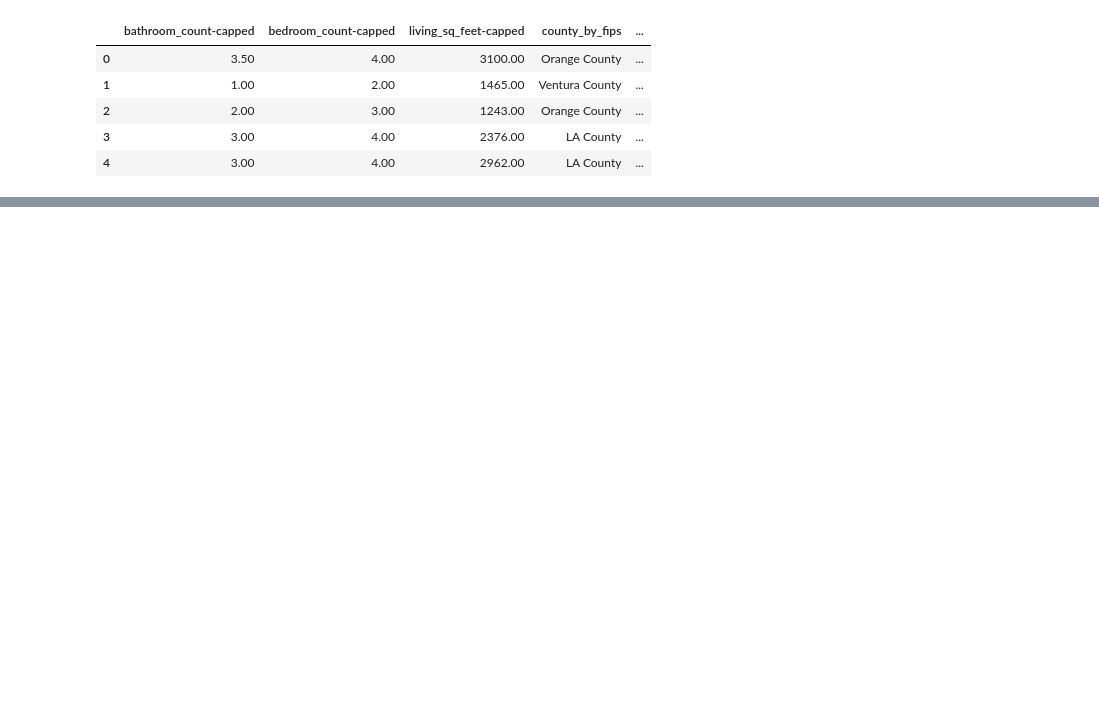
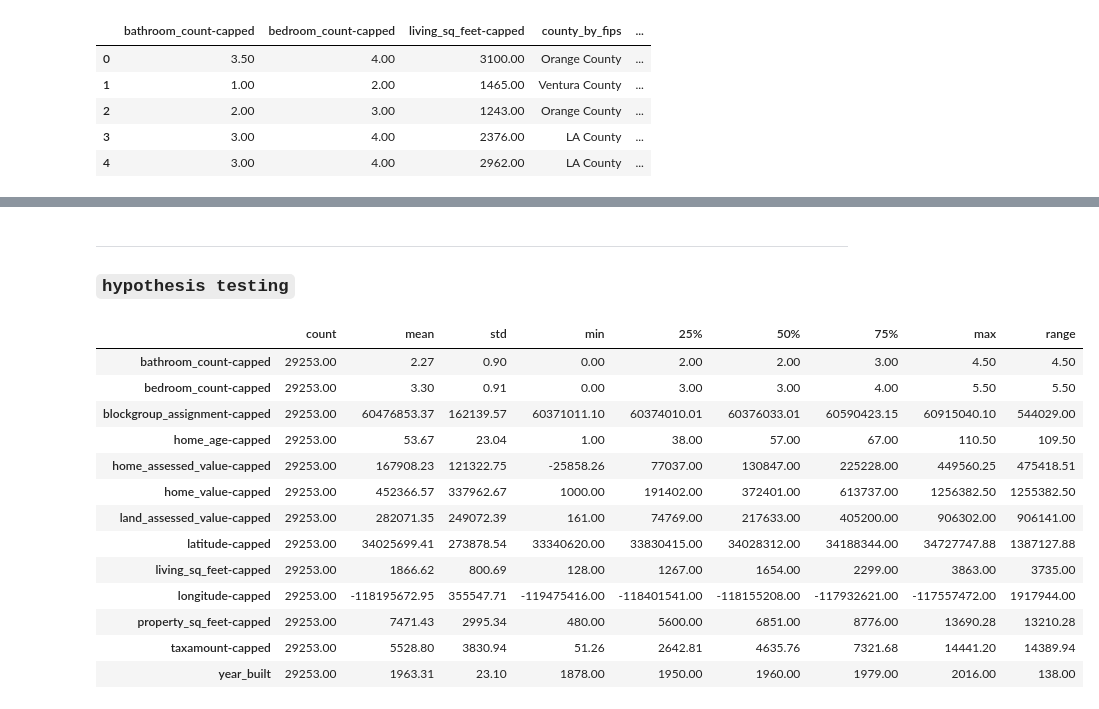
Before and after one commit to mijailmariano/clustering-exercises, a Jupyter notebook: modeling.ipynb, the cells around one changed output, grey strips where cells are left out. Drawn from its saved outputs; the diff is of its cells as text; code cells hidden in the pictures; blank space fills up the shorter version.

```diff
--- a/modeling.ipynb
+++ b/modeling.ipynb
@@ -271,0 +369,22 @@ wrangle.null_df(X_train)
+# %%
+# pandas cut method on Living Sq. Feet
+# [(127.999, 1267.0] < (1267.0, 1654.0] < (1654.0, 2299.0] < (2299.0, 3863.0]]
+
+sq_ft_labels = ["128_to_1267_sqfeet", "1267_to_1654_sqfeet", "1654_to_2299_sqfeet", "2299_to_3863_sqfeet"]
+
+X_train["living_sqfeet-binned"] = pd.qcut(
+    X_train["living_sq_feet-capped"], \
+    q = 4, \
+    labels = age_labels)
+
+X_validate["living_sqfeet-binned"] = pd.qcut(
+    X_validate["living_sq_feet-capped"], \
+    q = 4, \
+    labels = age_labels)
+
+X_test["living_sqfeet-binned"] = pd.qcut(
+    X_validate["living_sq_feet-capped"], \
+    q = 4, \
+    labels = age_labels)
+
+X_train.head()
@@ -271,0 +422,24 @@ wrangle.null_df(X_train)
+# %% [markdown]
+-----
+### **``hypothesis testing``**
+# %%
+# description of continuous variables
+
+summary_stats = X_train.describe().T
+summary_stats["range"] = summary_stats["max"] - summary_stats["min"]
+summary_stats.sort_index()
+# %% [output]
+|  | count | mean | std | min | 25% | 50% | 75% | max | range |
+| bathroom_count-capped | 29253.00 | 2.27 | 0.90 | 0.00 | 2.00 | 2.00 | 3.00 | 4.50 | 4.50 |
+| bedroom_count-capped | 29253.00 | 3.30 | 0.91 | 0.00 | 3.00 | 3.00 | 4.00 | 5.50 | 5.50 |
+| blockgroup_assignment-capped | 29253.00 | 60476853.37 | 162139.57 | 60371011.10 | 60374010.01 | 60376033.01 | 60590423.15 | 60915040.10 | 544029.00 |
+| home_age-capped | 29253.00 | 53.67 | 23.04 | 1.00 | 38.00 | 57.00 | 67.00 | 110.50 | 109.50 |
+| home_assessed_value-capped | 29253.00 | 167908.23 | 121322.75 | -25858.26 | 77037.00 | 130847.00 | 225228.00 | 449560.25 | 475418.51 |
+| home_value-capped | 29253.00 | 452366.57 | 337962.67 | 1000.00 | 191402.00 | 372401.00 | 613737.00 | 1256382.50 | 1255382.50 |
+| land_assessed_value-capped | 29253.00 | 282071.35 | 249072.39 | 161.00 | 74769.00 | 217633.00 | 405200.00 | 906302.00 | 906141.00 |
+| latitude-capped | 29253.00 | 34025699.41 | 273878.54 | 33340620.00 | 33830415.00 | 34028312.00 | 34188344.00 | 34727747.88 | 1387127.88 |
+| living_sq_feet-capped | 29253.00 | 1866.62 | 800.69 | 128.00 | 1267.00 | 1654.00 | 2299.00 | 3863.00 | 3735.00 |
+| longitude-capped | 29253.00 | -118195672.95 | 355547.71 | -119475416.00 | -118401541.00 | -118155208.00 | -117932621.00 | -117557472.00 | 1917944.00 |
+| property_sq_feet-capped | 29253.00 | 7471.43 | 2995.34 | 480.00 | 5600.00 | 6851.00 | 8776.00 | 13690.28 | 13210.28 |
+| taxamount-capped | 29253.00 | 5528.80 | 3830.94 | 51.26 | 2642.81 | 4635.76 | 7321.68 | 14441.20 | 14389.94 |
+| year_built | 29253.00 | 1963.31 | 23.10 | 1878.00 | 1950.00 | 1960.00 | 1979.00 | 2016.00 | 138.00 |
```
Also changed, not shown: parts of 32 cells of this notebook, 1 other file.
